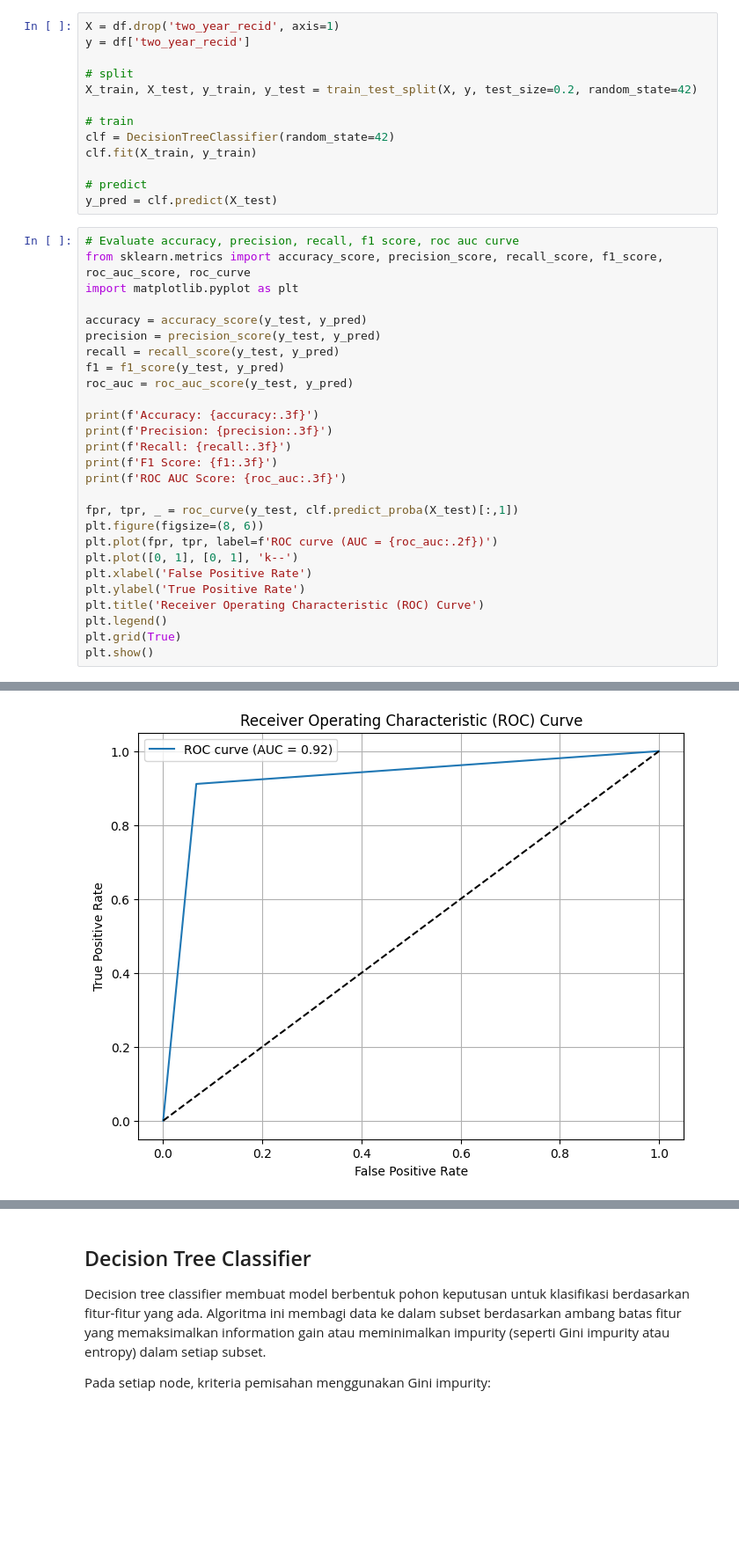
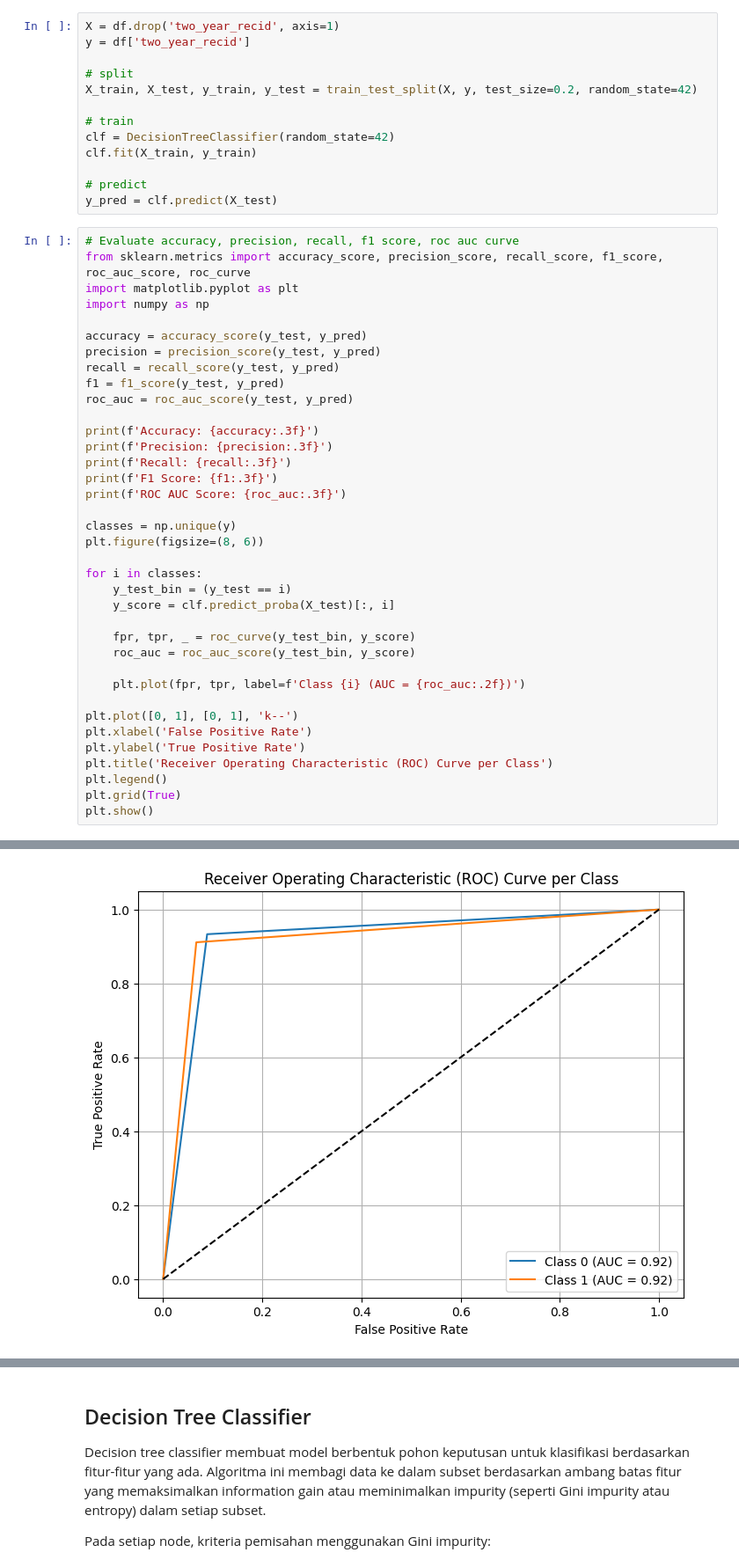
Before and after one commit to RayHDF/ml-repo-ray, a Jupyter notebook: week-4/compas-scores.ipynb, the cells around one changed output, grey strips where cells are left out. Shown at 88% size. Drawn from its saved outputs; the diff is of its cells as text; blank space fills up the shorter version.

```diff
--- a/week-4/compas-scores.ipynb
+++ b/week-4/compas-scores.ipynb
@@ -250,34 +265,44 @@ y_pred = clf.predict(X_test)
 # %%
 # Evaluate accuracy, precision, recall, f1 score, roc auc curve
 from sklearn.metrics import accuracy_score, precision_score, recall_score, f1_score, roc_auc_score, roc_curve
 import matplotlib.pyplot as plt
+import numpy as np
 
 accuracy = accuracy_score(y_test, y_pred)
 precision = precision_score(y_test, y_pred)
 recall = recall_score(y_test, y_pred)
 f1 = f1_score(y_test, y_pred)
 roc_auc = roc_auc_score(y_test, y_pred)
 
 print(f'Accuracy: {accuracy:.3f}')
 print(f'Precision: {precision:.3f}')
 print(f'Recall: {recall:.3f}')
 print(f'F1 Score: {f1:.3f}')
 print(f'ROC AUC Score: {roc_auc:.3f}')
 
-fpr, tpr, _ = roc_curve(y_test, clf.predict_proba(X_test)[:,1])
+classes = np.unique(y)
 plt.figure(figsize=(8, 6))
-plt.plot(fpr, tpr, label=f'ROC curve (AUC = {roc_auc:.2f})')
+
+for i in classes:
+    y_test_bin = (y_test == i)
+    y_score = clf.predict_proba(X_test)[:, i]
+
+    fpr, tpr, _ = roc_curve(y_test_bin, y_score)
+    roc_auc = roc_auc_score(y_test_bin, y_score)
+
+    plt.plot(fpr, tpr, label=f'Class {i} (AUC = {roc_auc:.2f})')
+
 plt.plot([0, 1], [0, 1], 'k--')
 plt.xlabel('False Positive Rate')
 plt.ylabel('True Positive Rate')
-plt.title('Receiver Operating Characteristic (ROC) Curve')
+plt.title('Receiver Operating Characteristic (ROC) Curve per Class')
 plt.legend()
 plt.grid(True)
 plt.show()
 # %% [output]
 Accuracy: 0.924
 Precision: 0.911
 Recall: 0.911
 F1 Score: 0.911
 ROC AUC Score: 0.922
-[figure, old version]
+[figure, new version]
```
Also changed, not shown: parts of 8 cells of this notebook, 2 other files.
